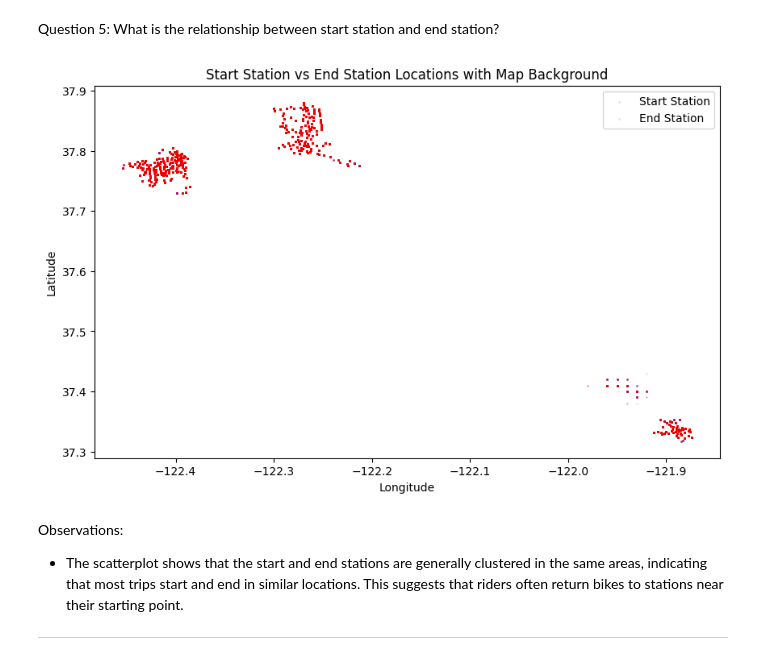
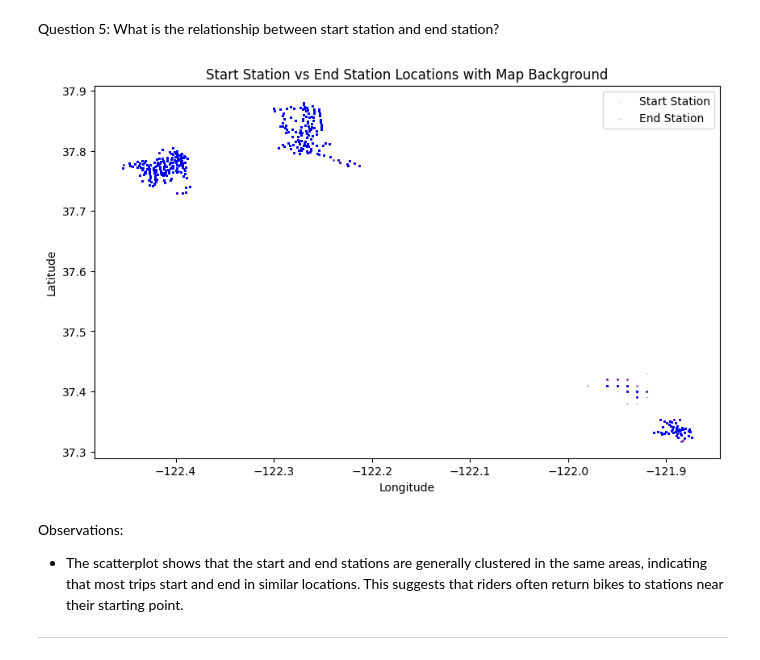
Before and after one commit to JonathanPrentice/Udacity-Data-Analyst-Nanodegree, a Jupyter notebook: Project 3 - Ford GoBike Analysis/notebooks/Part_I_Exploration.ipynb, the cells around one changed output. Drawn from its saved outputs; the diff is of its cells as text; code cells hidden in the pictures.

```diff
--- a/Project 3 - Ford GoBike Analysis/notebooks/Part_I_Exploration.ipynb
+++ b/Project 3 - Ford GoBike Analysis/notebooks/Part_I_Exploration.ipynb
@@ -480,27 +478,27 @@ Question 5: What is the relationship between start station and end station?
 # %%
 # Plot the relationship between start station and end station
 plt.figure(figsize=(10, 6))
 
 # Plot start station locations
 plt.scatter(df['start_station_longitude'], df['start_station_latitude'],
-            alpha=0.1, label='Start Station', color='blue', s=1)
+            alpha=0.1, label='Start Station', color='red', s=1)
 
 # Plot end station locations
 plt.scatter(df['end_station_longitude'], df['end_station_latitude'],
-            alpha=0.1, label='End Station', color='red', s=1)
+            alpha=0.1, label='End Station', color='blue', s=1)
 
 # Add labels and title
 plt.title('Start Station vs End Station Locations with Map Background')
 plt.xlabel('Longitude')
 plt.ylabel('Latitude')
 
 # Add legend
 plt.legend()
 
 # Show the plot
 plt.show()
 # %% [output]
-[figure, old version]
+[figure, new version]
 # %% [markdown]
 Observations:
 - The scatterplot shows that the start and end stations are generally clustered in the same areas, indicating that most trips start and end in similar locations. This suggests that riders often return bikes to stations near their starting point.
```
Also changed, not shown: parts of 2 cells of this notebook.
